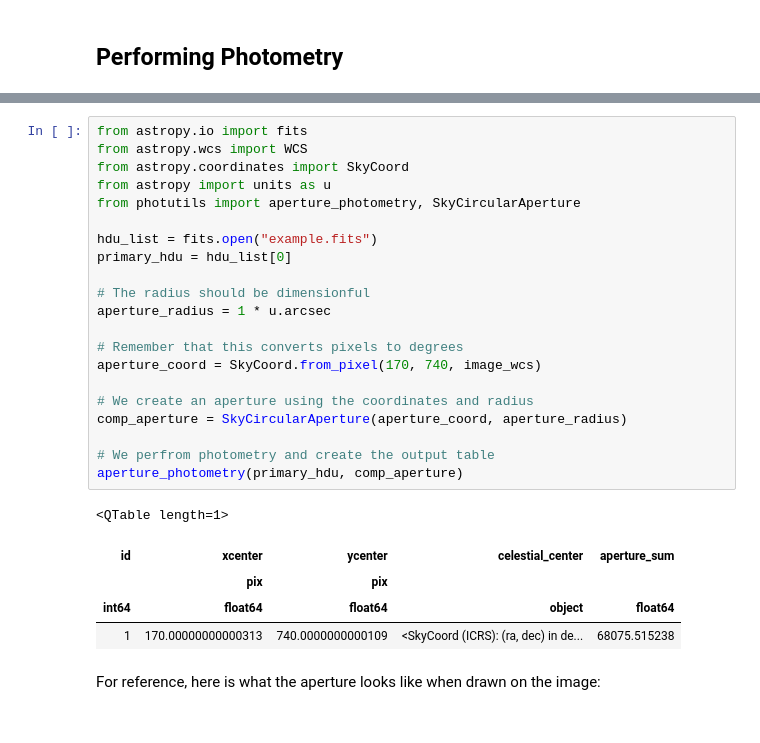
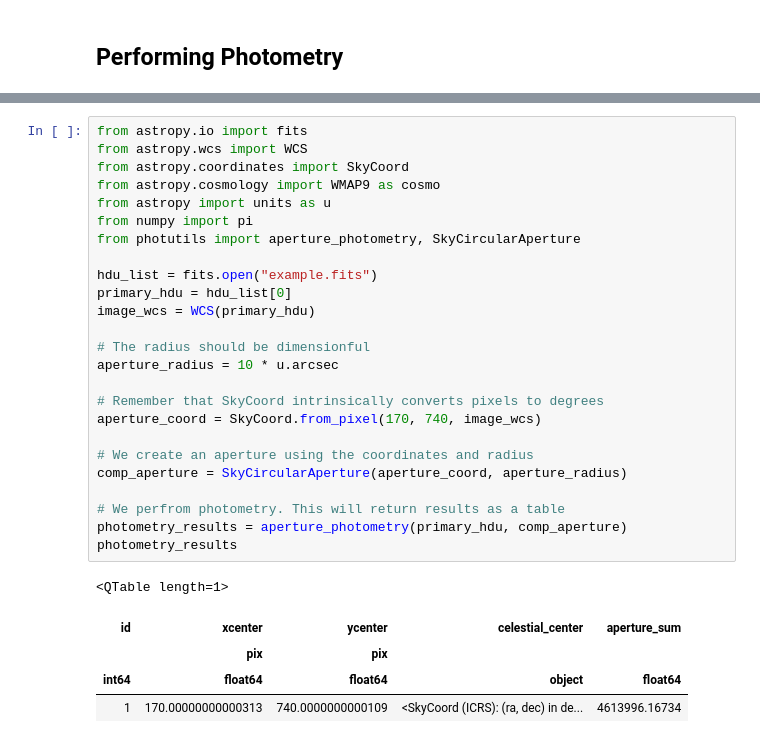
Before and after one commit to mwvgroup/Tutorials, a Jupyter notebook: photometry_introduction.ipynb, the cells around one changed output, grey strips where cells are left out. Saved outputs shown, nothing was run; the diff lists cells and outputs as text.

```diff
--- a/photometry_introduction.ipynb
+++ b/photometry_introduction.ipynb
@@ -153,29 +187,31 @@ As an example, lets perform photometry on the bright star in the lower left corn
 # %%
 from astropy.io import fits
 from astropy.wcs import WCS
 from astropy.coordinates import SkyCoord
+from astropy.cosmology import WMAP9 as cosmo
 from astropy import units as u
+from numpy import pi
 from photutils import aperture_photometry, SkyCircularAperture
 
 hdu_list = fits.open("example.fits")
 primary_hdu = hdu_list[0]
+image_wcs = WCS(primary_hdu)
 
 # The radius should be dimensionful
-aperture_radius = 1 * u.arcsec
+aperture_radius = 10 * u.arcsec
 
-# Remember that this converts pixels to degrees
+# Remember that SkyCoord intrinsically converts pixels to degrees
 aperture_coord = SkyCoord.from_pixel(170, 740, image_wcs)
 
 # We create an aperture using the coordinates and radius
 comp_aperture = SkyCircularAperture(aperture_coord, aperture_radius)
 
-# We perfrom photometry and create the output table
-aperture_photometry(primary_hdu, comp_aperture)
+# We perfrom photometry. This will return results as a table
+photometry_results = aperture_photometry(primary_hdu, comp_aperture)
+photometry_results
 # %% [output]
 <QTable length=1>
 | id | xcenter | ycenter | celestial_center | aperture_sum |
 |  | pix | pix |  |  |
 | int64 | float64 | float64 | object | float64 |
-| 1 | 170.00000000000313 | 740.0000000000109 | <SkyCoord (ICRS): (ra, dec) in de... | 68075.515238 |
+| 1 | 170.00000000000313 | 740.0000000000109 | <SkyCoord (ICRS): (ra, dec) in de... | 4613996.16734 |
-# %% [markdown]
-For reference, here is what the aperture looks like when drawn on the image:
```
Also changed, not shown: parts of 12 cells of this notebook.
